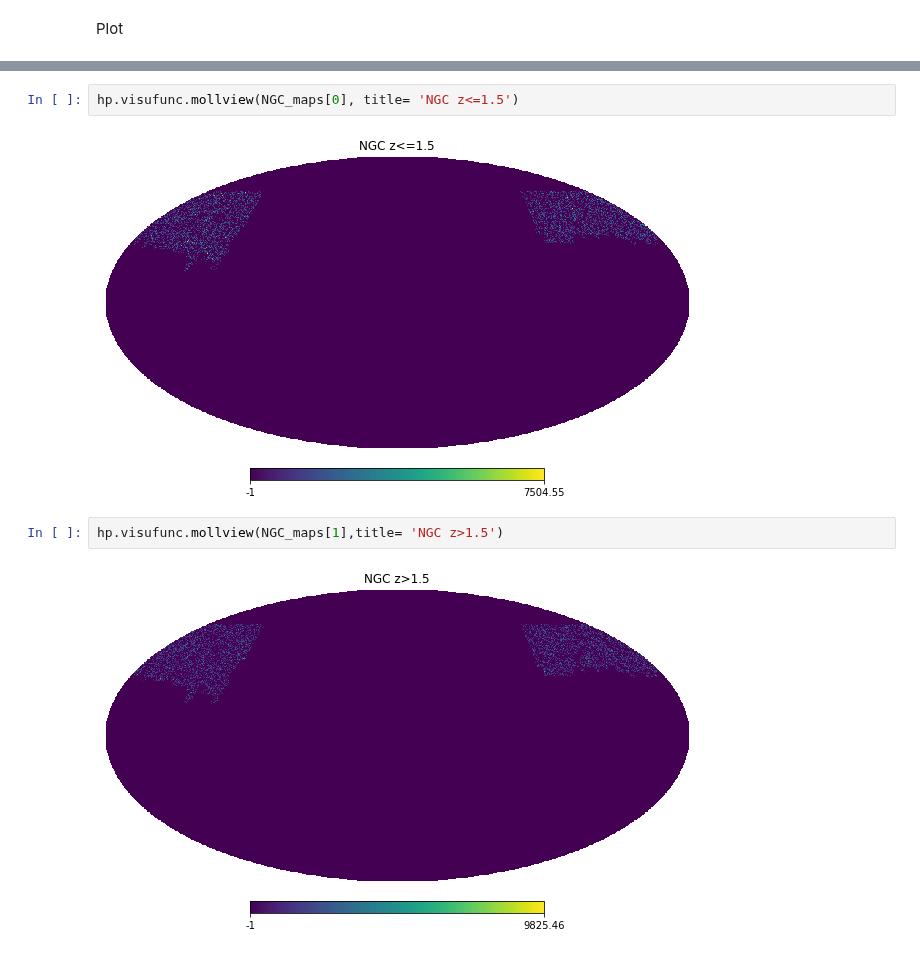
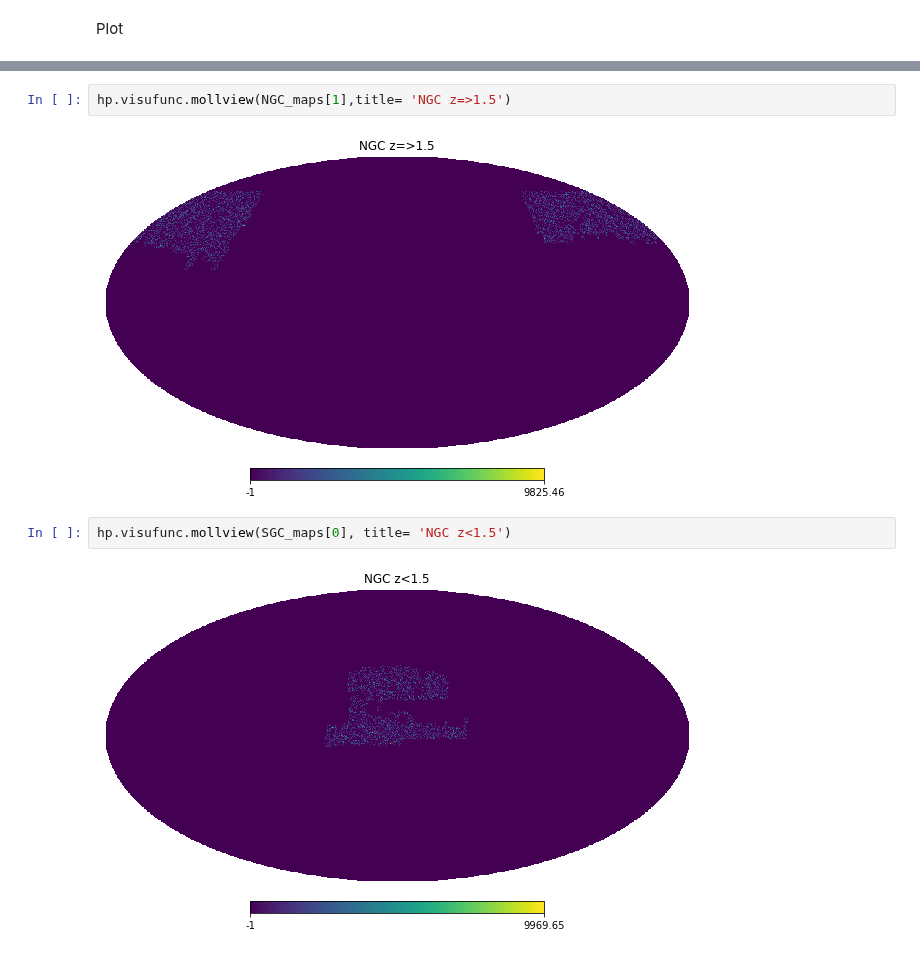
Before and after one commit to Cosmotheka/Cosmotheka, a Jupyter notebook: pipeline/eBOSS_QSO/eQuasar.ipynb, the cells around one changed output, grey strips where cells are left out. Drawn from its saved outputs; the diff is of its cells as text.

```diff
--- a/pipeline/eBOSS_QSO/eQuasar.ipynb
+++ b/pipeline/eBOSS_QSO/eQuasar.ipynb
@@ -136,9 +150,9 @@ Plot
 # %%
-hp.visufunc.mollview(NGC_maps[0], title= 'NGC z<=1.5')
+hp.visufunc.mollview(NGC_maps[1],title= 'NGC z=>1.5')
 # %% [output]
-[figure, old version]
+[figure, new version]
 # %%
-hp.visufunc.mollview(NGC_maps[1],title= 'NGC z>1.5')
+hp.visufunc.mollview(SGC_maps[0], title= 'NGC z<1.5')
 # %% [output]
-[figure, old version]
+[figure, new version]
 # %%
```
Also changed, not shown: parts of 5 cells of this notebook.
